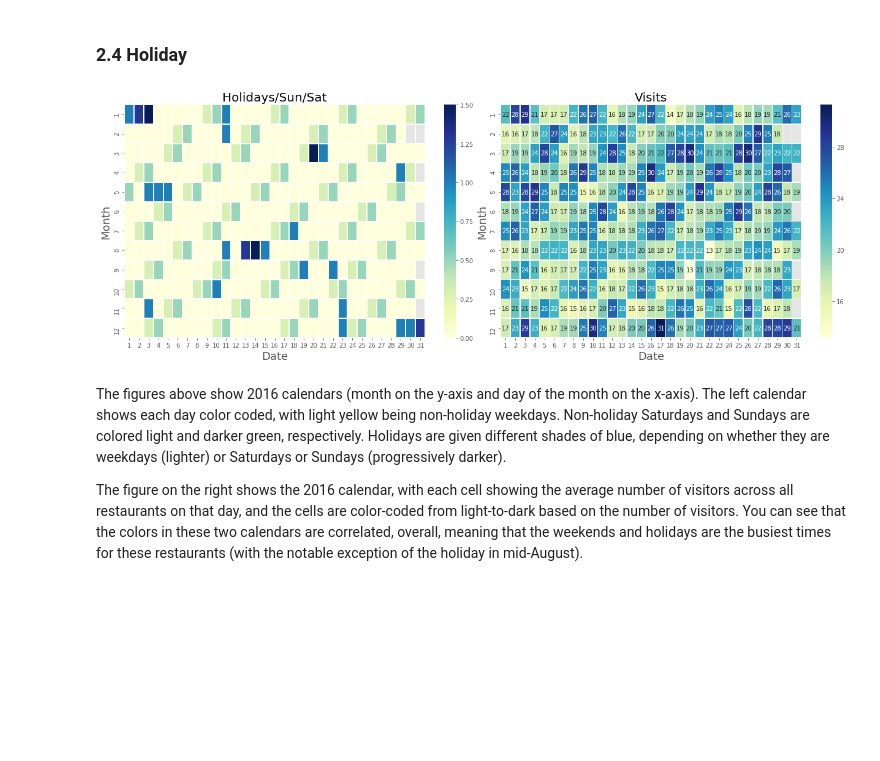
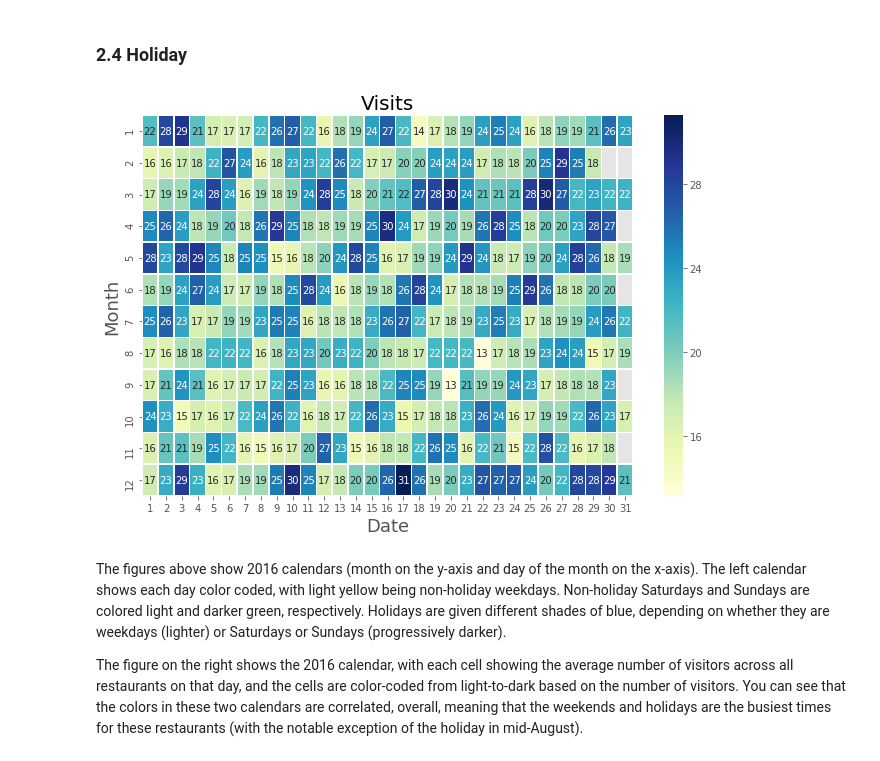
Before and after one commit to mihwa-han/Bon-Appetit, a Jupyter notebook: Bon_Appetit.ipynb, the cells around one changed output. Drawn from its saved outputs; the diff is of its cells as text; code cells hidden in the pictures; blank space fills up the shorter version.

```diff
--- a/Bon_Appetit.ipynb
+++ b/Bon_Appetit.ipynb
@@ -274,39 +274,35 @@ I find a bimodal distribution of visit hours, with the two peaks corresponding t
 holiday['visit_date'] = pd.to_datetime(holiday['visit_date'])
 holiday['month'] = holiday['visit_date'].dt.month
 holiday['date'] = holiday['visit_date'].dt.day
 
 holiday['sunday'] = holiday['visit_date'].dt.dayofweek.apply(lambda x:1 if x==6 else 0)
 holiday['saturday'] = holiday['visit_date'].dt.dayofweek.apply(lambda x:1 if x==5 else 0)
 holiday['sat/sun/hol']=holiday['holiday_flg']*1+holiday['sunday']*0.5+holiday['saturday']*0.3
 
 holiday2016 = holiday[holiday['visit_date'].dt.year==2016]
 holiday2017 = holiday[holiday['visit_date'].dt.year==2017]
 
 air_visit['month'] = air_visit['visit_date'].dt.month
 air_visit['date'] = air_visit['visit_date'].dt.day
 air_visit2016 = air_visit[air_visit['visit_date'].dt.year==2016]
 air_visit2017 = air_visit[air_visit['visit_date'].dt.year==2017]
 
 holiday['sat/sun/hol']=holiday['holiday_flg']*1+holiday['sunday']*0.5+holiday['saturday']*0.3
 
 tb1=pd.pivot_table(holiday2016,values='sat/sun/hol',index=['month'],columns=['date'])
 tb2=pd.pivot_table(air_visit2016,values='visitors',index=['month'],columns=['date'])
 
 fig=plt.figure(figsize=(22,7))
-ax1 = fig.add_subplot(121)
-sns.heatmap(tb1,cmap="YlGnBu",linewidths='1',ax=ax1)
-plt.title("Holidays/Sun/Sat",fontsize=20)
-plt.xlabel("Date",fontsize=18)
-plt.ylabel("Month",fontsize=18)
+
 
 ax2 = fig.add_subplot(122)
 sns.heatmap(tb2,annot=True, cmap="YlGnBu",linewidths='0.5',ax=ax2)
 plt.title("Visits",fontsize=20)
 plt.xlabel("Date",fontsize=18)
 plt.ylabel("Month",fontsize=18)
 fig.subplots_adjust(wspace=0.001)
 # %% [output]
-[figure, old version]
+[figure, new version]
 # %% [markdown]
 The figures above show 2016 calendars (month on the y-axis and day of the month on the x-axis). The left calendar shows each day color coded, with light yellow being non-holiday weekdays. Non-holiday Saturdays and Sundays are colored light and darker green, respectively. Holidays are given different shades of blue, depending on whether they are weekdays (lighter) or Saturdays or Sundays (progressively darker).
 
```
Also changed, not shown: parts of 14 cells of this notebook, 2 other files.
